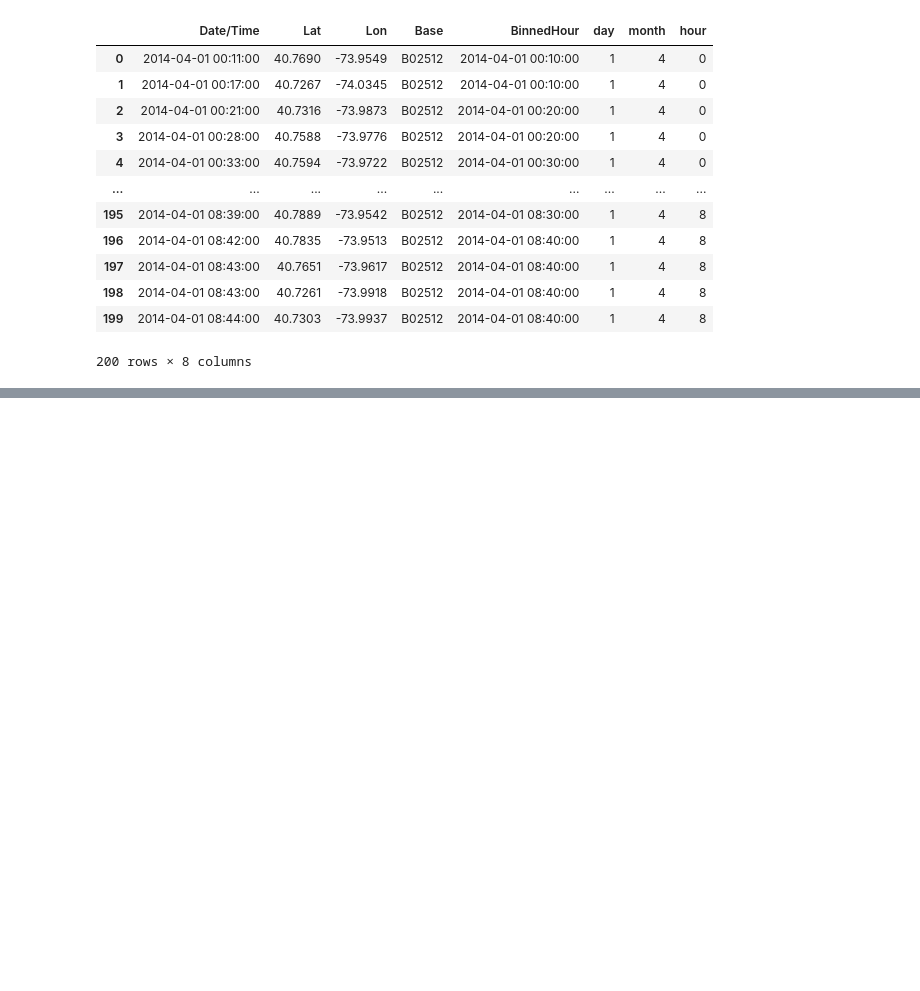
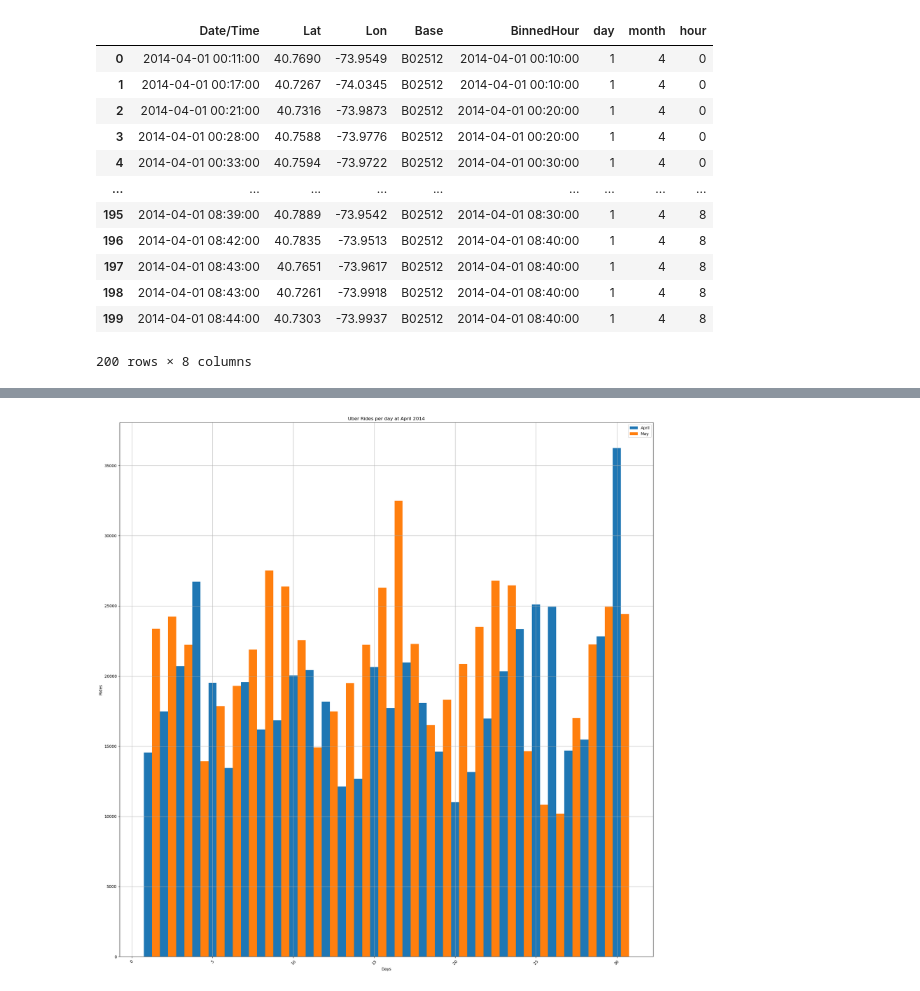
Before and after one commit to DVadeus/Uber, a Jupyter notebook: Notebook.ipynb, the cells around one changed output, grey strips where cells are left out. Saved outputs shown, nothing was run; the diff lists cells and outputs as text; code cells hidden in the pictures; blank space fills up the shorter version.

```diff
--- a/Notebook.ipynb
+++ b/Notebook.ipynb
@@ -122,0 +114,36 @@ uber_df_abr.shape
+# %%
+uber_df_abr = uber_df[uber_df['month']==4]
+uber_df_may = uber_df[uber_df['month']==5]
+uber_df_jun = uber_df[uber_df['month']==6]
+uber_df_jul = uber_df[uber_df['month']==7]
+uber_df_aug = uber_df[uber_df['month']==8]
+uber_df_sep = uber_df[uber_df['month']==9]
+
+bar_width = 0.5
+
+# Find common dates between the two months
+index = np.arange(1,31)
+
+# Filter dataframes to include only common dates
+uber_df_abr_filtered = uber_df_abr[uber_df_abr['day'].isin(index)]
+uber_df_may_filtered = uber_df_may[uber_df_may['day'].isin(index)]
+
+fig, ax = plt.subplots(layout='constrained')
+
+abr = ax.bar(index, uber_df_abr_filtered["day"].value_counts().sort_index(), bar_width,
+                label="April")
+
+may = ax.bar(index+bar_width, uber_df_may_filtered["day"].value_counts().sort_index(),
+                bar_width, label="May")
+
+plt.title('Uber Rides per day at April 2014')
+plt.xlabel('Days')
+plt.ylabel('Rides')
+plt.grid(True)
+plt.legend()
+plt.xticks(rotation=45)
+plt.tight_layout()
+plt.show()
+plt.show()
+# %% [output]
+[figure, added]
```
Also changed, not shown: parts of 6 cells of this notebook, 1 other file.
